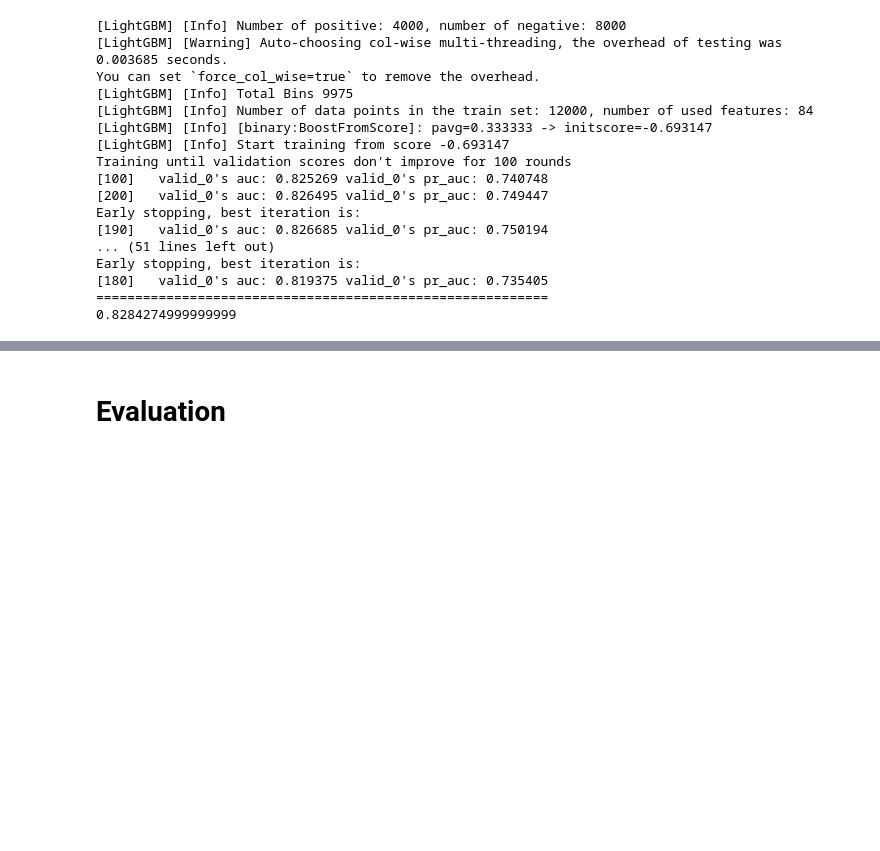
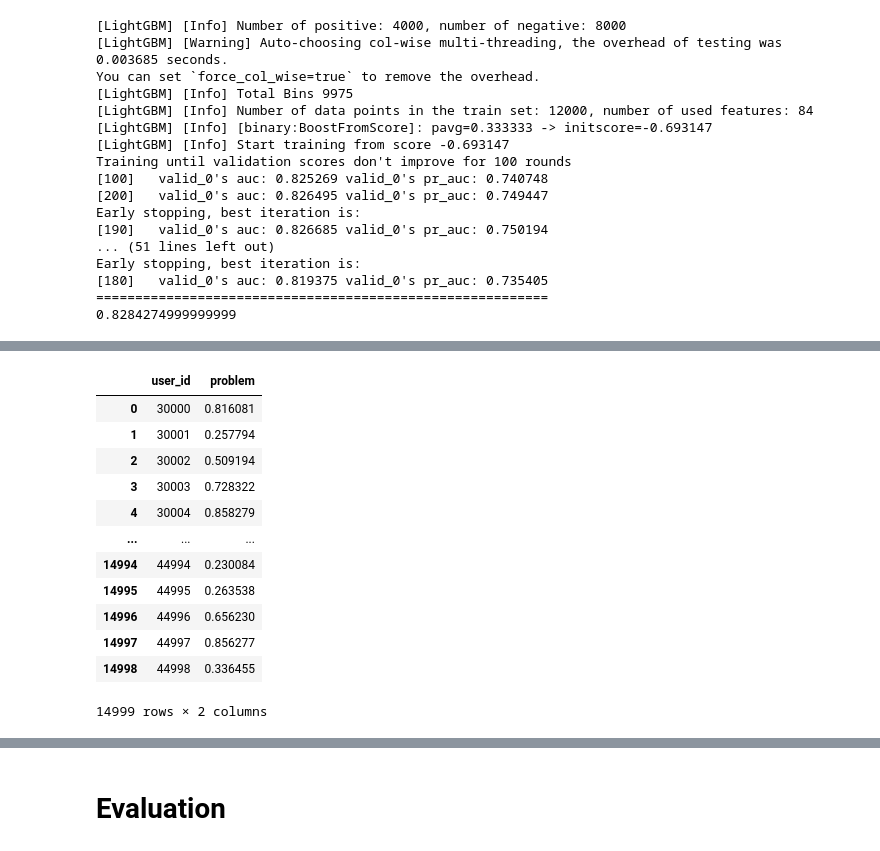
Before and after one commit to thinpig99/Comp_errorPredict, a Jupyter notebook: king_210120_new-feature-collection.ipynb, the cells around one changed output, grey strips where cells are left out. Cells and saved outputs as stored; diff of their text form; code cells hidden in the pictures; blank space fills up the shorter version.

```diff
--- a/king_210120_new-feature-collection.ipynb
+++ b/king_210120_new-feature-collection.ipynb
@@ -1061,6 +1146,36 @@ for model in models:
     pred_y_list.append(pred_y.reshape(-1,1))
 
 pred_ensemble = np.mean(pred_y_list, axis = 0)
+# %%
+pred_y_list = []
+for model in models_2:
+    pred_y = model.predict(y_nq)
+    pred_y_list.append(pred_y.reshape(-1,1))
+
+pred_ensemble_2 = np.mean(pred_y_list, axis = 0)
+# %%
+pred_q = pd.DataFrame(pred_ensemble, columns=['problem'], index=y_q.index)
+pred_nq = pd.DataFrame(pred_ensemble_2, columns=['problem'], index=y_nq.index)
+# %%
+final_pred = pd.concat([pred_q, pred_nq]).sort_index()
+# %%
+submission = final_pred.reset_index().rename({'index':'user_id'}, axis=1)
+# %%
+submission
+# %% [output]
+|  | user_id | problem |
+| 0 | 30000 | 0.816081 |
+| 1 | 30001 | 0.257794 |
+| 2 | 30002 | 0.509194 |
+| 3 | 30003 | 0.728322 |
+| 4 | 30004 | 0.858279 |
+| ... | ... | ... |
+| 14994 | 44994 | 0.230084 |
+| 14995 | 44995 | 0.263538 |
+| 14996 | 44996 | 0.656230 |
+| 14997 | 44997 | 0.856277 |
+| 14998 | 44998 | 0.336455 |
+14999 rows × 2 columns
 # %%
 submission.problem = pred_ensemble
 submission
```
Also changed, not shown: parts of 27 cells of this notebook, 2 other files.
